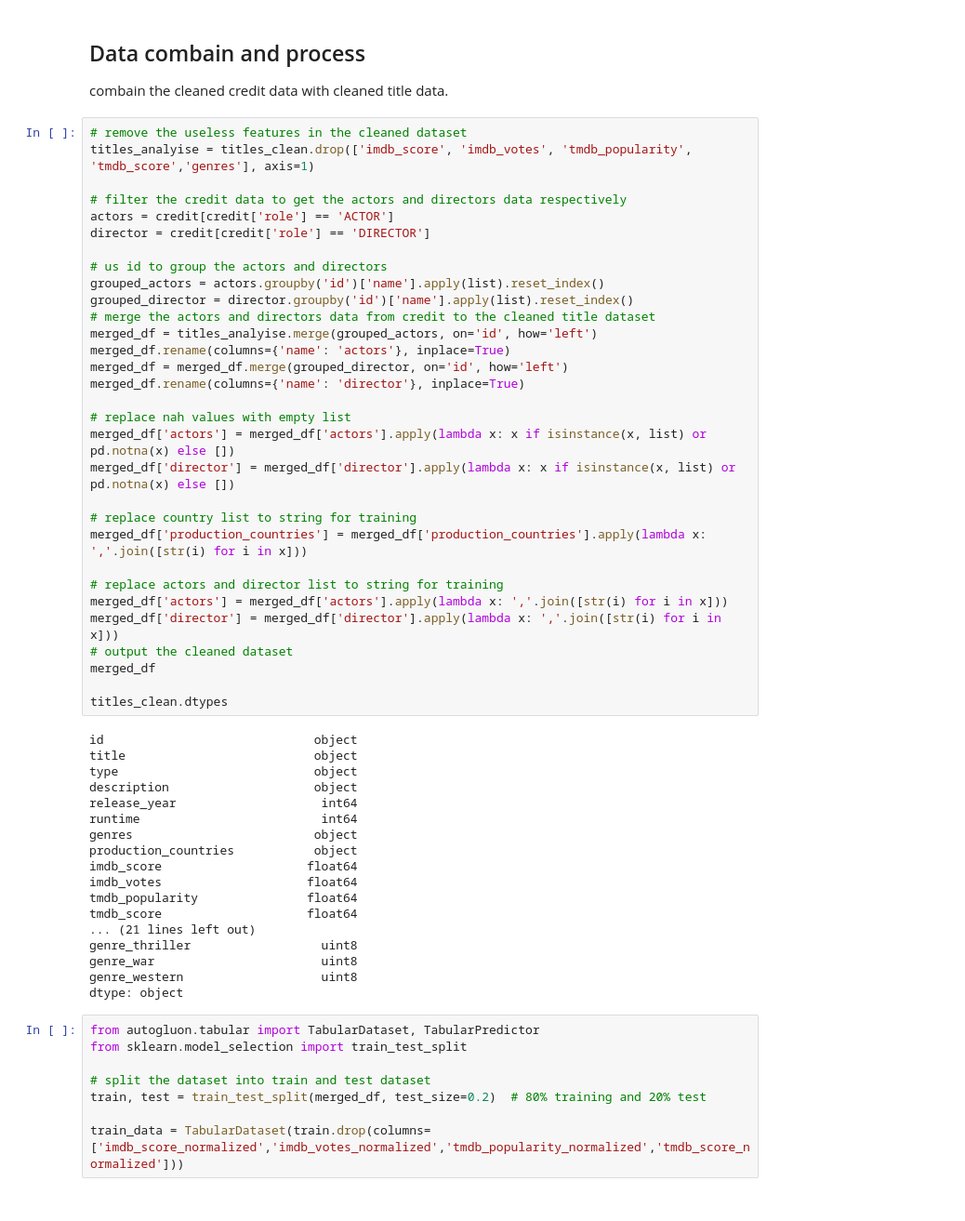
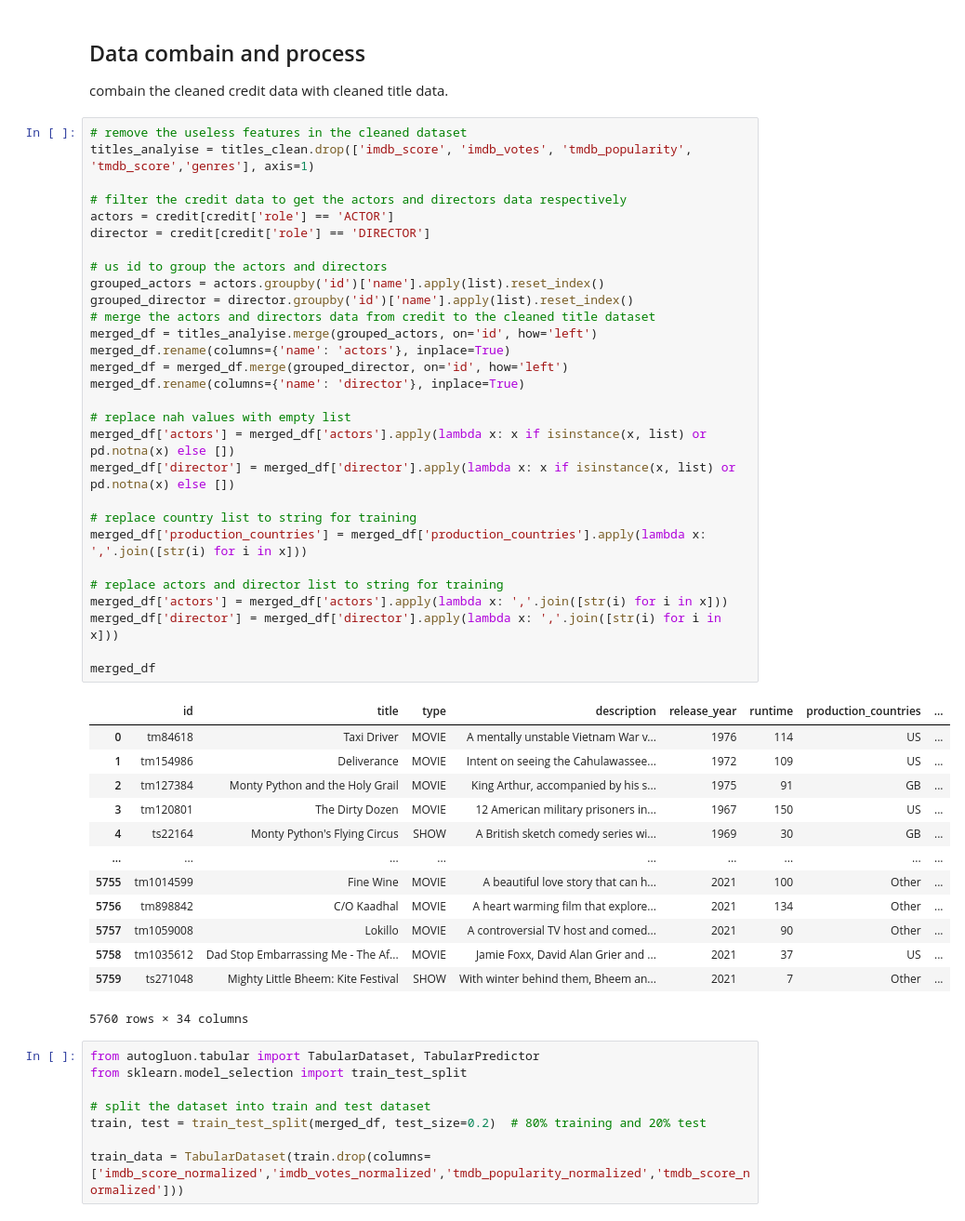
Before and after one commit to BlueTriangleG/NetFlixMovie-Prediction, a Jupyter notebook: Project2.ipynb, the cells around one changed output. Shown at 93% size. Cells and saved outputs as stored; diff of their text form.

```diff
--- a/Project2.ipynb
+++ b/Project2.ipynb
@@ -580,52 +585,46 @@ combain the cleaned credit data with cleaned title data.
 # %%
 # remove the useless features in the cleaned dataset
 titles_analyise = titles_clean.drop(['imdb_score', 'imdb_votes', 'tmdb_popularity', 'tmdb_score','genres'], axis=1)
 
 # filter the credit data to get the actors and directors data respectively
 actors = credit[credit['role'] == 'ACTOR']
 director = credit[credit['role'] == 'DIRECTOR']
 
 # us id to group the actors and directors
 grouped_actors = actors.groupby('id')['name'].apply(list).reset_index()
 grouped_director = director.groupby('id')['name'].apply(list).reset_index()
 # merge the actors and directors data from credit to the cleaned title dataset
 merged_df = titles_analyise.merge(grouped_actors, on='id', how='left')
 merged_df.rename(columns={'name': 'actors'}, inplace=True)
 merged_df = merged_df.merge(grouped_director, on='id', how='left')
 merged_df.rename(columns={'name': 'director'}, inplace=True)
 
 # replace nah values with empty list
 merged_df['actors'] = merged_df['actors'].apply(lambda x: x if isinstance(x, list) or pd.notna(x) else [])
 merged_df['director'] = merged_df['director'].apply(lambda x: x if isinstance(x, list) or pd.notna(x) else [])
 
 # replace country list to string for training
 merged_df['production_countries'] = merged_df['production_countries'].apply(lambda x: ','.join([str(i) for i in x]))
 
 # replace actors and director list to string for training
 merged_df['actors'] = merged_df['actors'].apply(lambda x: ','.join([str(i) for i in x]))
 merged_df['director'] = merged_df['director'].apply(lambda x: ','.join([str(i) for i in x]))
-# output the cleaned dataset
+
 merged_df
-
-titles_clean.dtypes
 # %% [output]
+|  | id | title | type | description | release_year | runtime | production_countries | ... |
+| 0 | tm84618 | Taxi Driver | MOVIE | A mentally unstable Vietnam War v... | 1976 | 114 | US | ... |
+| 1 | tm154986 | Deliverance | MOVIE | Intent on seeing the Cahulawassee... | 1972 | 109 | US | ... |
+| 2 | tm127384 | Monty Python and the Holy Grail | MOVIE | King Arthur, accompanied by his s... | 1975 | 91 | GB | ... |
+| 3 | tm120801 | The Dirty Dozen | MOVIE | 12 American military prisoners in... | 1967 | 150 | US | ... |
+| 4 | ts22164 | Monty Python's Flying Circus | SHOW | A British sketch comedy series wi... | 1969 | 30 | GB | ... |
+| ... | ... | ... | ... | ... | ... | ... | ... | ... |
+| 5755 | tm1014599 | Fine Wine | MOVIE | A beautiful love story that can h... | 2021 | 100 | Other | ... |
+| 5756 | tm898842 | C/O Kaadhal | MOVIE | A heart warming film that explore... | 2021 | 134 | Other | ... |
+| 5757 | tm1059008 | Lokillo | MOVIE | A controversial TV host and comed... | 2021 | 90 | Other | ... |
+| 5758 | tm1035612 | Dad Stop Embarrassing Me - The Af... | MOVIE | Jamie Foxx, David Alan Grier and ... | 2021 | 37 | US | ... |
+| 5759 | ts271048 | Mighty Little Bheem: Kite Festival | SHOW | With winter behind them, Bheem an... | 2021 | 7 | Other | ... |
-id                             object
-title                          object
-type                           object
-description                    object
-release_year                    int64
-runtime                         int64
-genres                         object
-production_countries           object
-imdb_score                    float64
-imdb_votes                    float64
-tmdb_popularity               float64
-tmdb_score                    float64
-... (21 lines left out)
-genre_thriller                  uint8
-genre_war                       uint8
-genre_western                   uint8
-dtype: object
+5760 rows × 34 columns
 # %%
 from autogluon.tabular import TabularDataset, TabularPredictor
 from sklearn.model_selection import train_test_split
```
Also changed, not shown: parts of 25 cells of this notebook, 1 other file.
